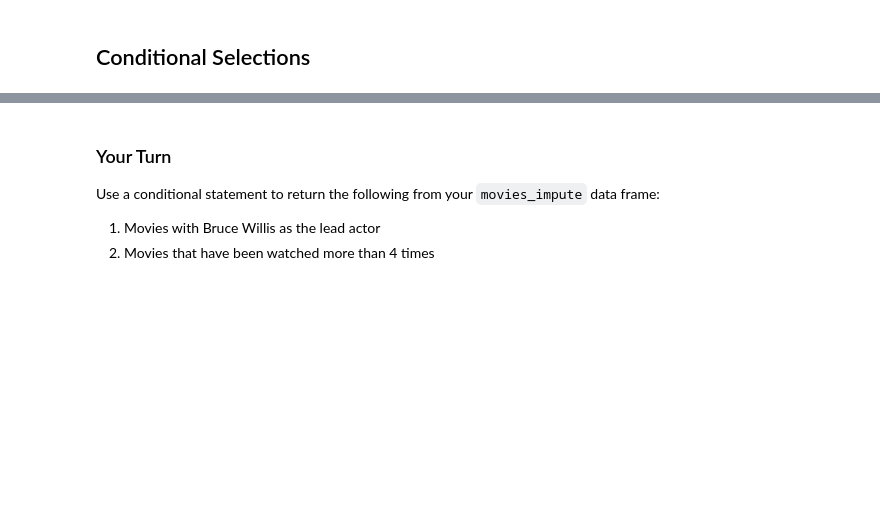
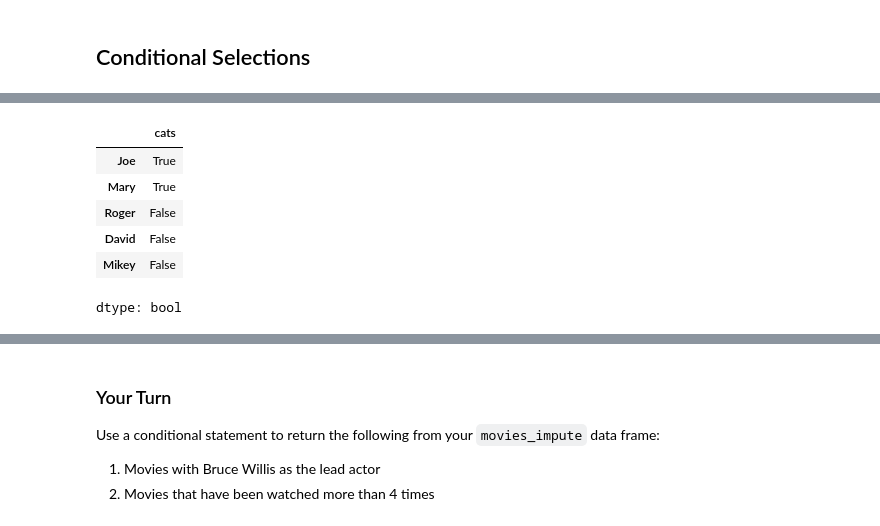
Before and after one commit to cnmi-ds-22/tanickell___Data-Science-Portfolio-C22, a Jupyter notebook: Modules/Module_1_Intro_to_DS_and_Naive_Bayes/Lectures/120-Pandas.end.ipynb, the cells around one changed output, grey strips where cells are left out. Saved outputs shown, nothing was run; the diff lists cells and outputs as text; code cells hidden in the pictures; blank space fills up the shorter version.

```diff
--- a/Modules/Module_1_Intro_to_DS_and_Naive_Bayes/Lectures/120-Pandas.end.ipynb
+++ b/Modules/Module_1_Intro_to_DS_and_Naive_Bayes/Lectures/120-Pandas.end.ipynb
@@ -943,0 +975,11 @@ animals[filter3]
+# %%
+filter1 = (animals['cats'] > 1)
+filter1
+# %% [output]
+|  | cats |
+| Joe | True |
+| Mary | True |
+| Roger | False |
+| David | False |
+| Mikey | False |
+dtype: bool
```
Also changed, not shown: parts of 34 cells of this notebook.
